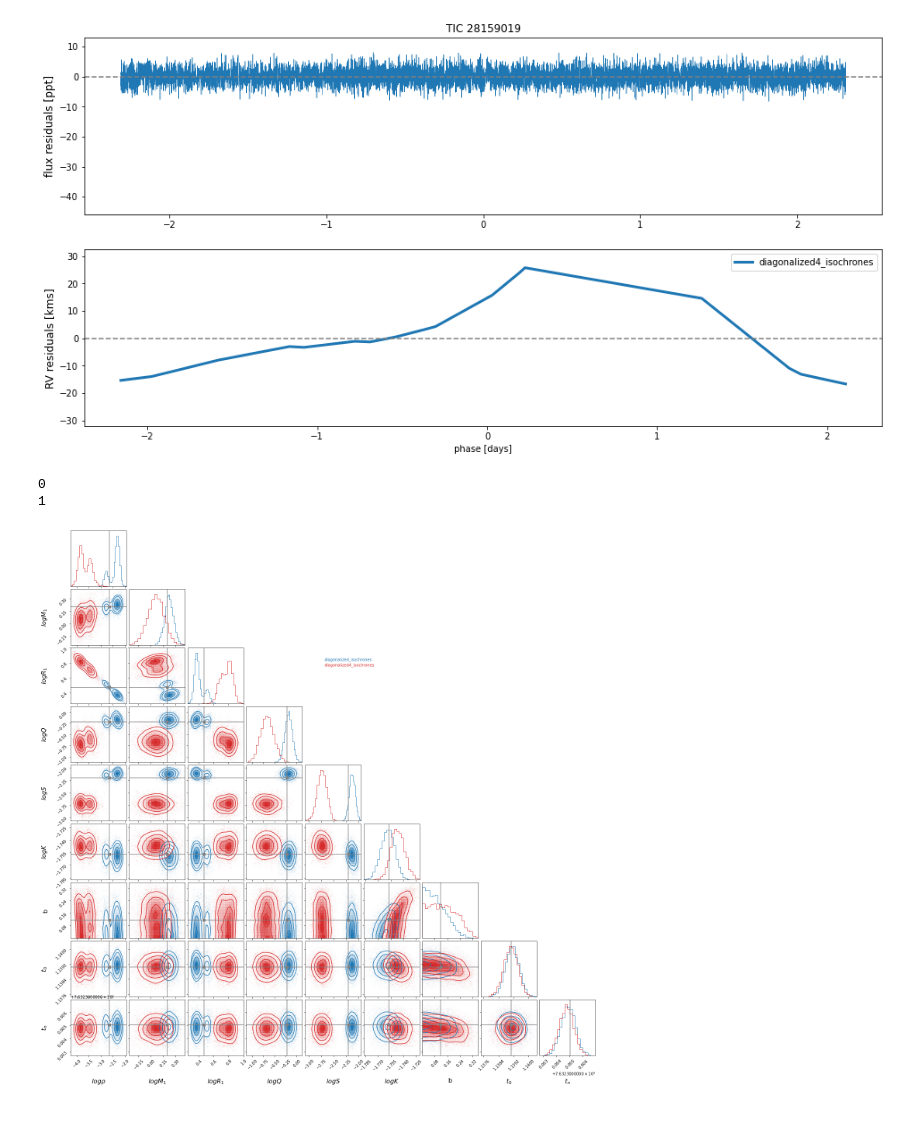
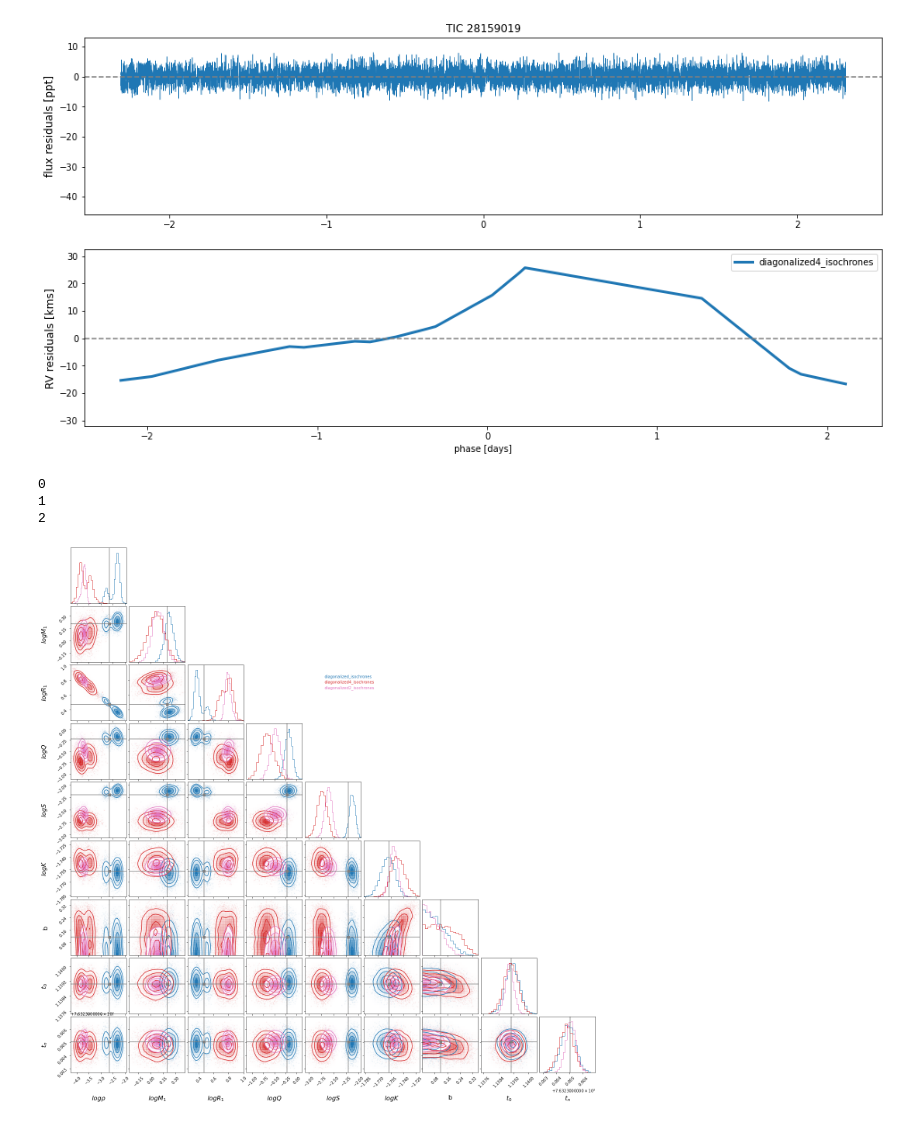
Before and after one commit to kjaehnig/GAT_SEBs, a Jupyter notebook: Joint RV - Lightcurve pymc3 model-multivariate prior.ipynb, the cells around one changed output. Cells and saved outputs as stored; diff of their text form; code cells hidden in the pictures.

```diff
--- a/Joint RV - Lightcurve pymc3 model-multivariate prior.ipynb
+++ b/Joint RV - Lightcurve pymc3 model-multivariate prior.ipynb
@@ -2390,11 +2390,12 @@ def plot_all_three_model_corners(TIC_TARGET, Ntune=1000, Ndraw=500, chains=4,
 # %%
 from helper_functions import *
 plot_target = 'TIC 28159019'
-plot_all_three_model_corners(plot_target, chains=8, Ntune=1000, Ndraw=500, model_list=['diagonalized_isochrones', 'diagonalized4_isochrones'])
+plot_all_three_model_corners(plot_target, chains=8, Ntune=1000, Ndraw=500, model_list=['diagonalized_isochrones', 'diagonalized4_isochrones', 'diagonalized2_isochrones'])
 plot_dest = f'/Users/kjaehnig/CCA_work/GAT/apotess_systems/{plot_target.replace(" ","_")}_files/figures/'
 plt.savefig(plot_dest+f"{plot_target}_four_MV_model_corner_plot.png", dpi=150, bbox_inches='tight')
 # %% [output]
 0
 1
+2
-[figure, old version]
+[figure, new version]
 # %%
```
Also changed, not shown: parts of 1 cell of this notebook, 2 other files.
